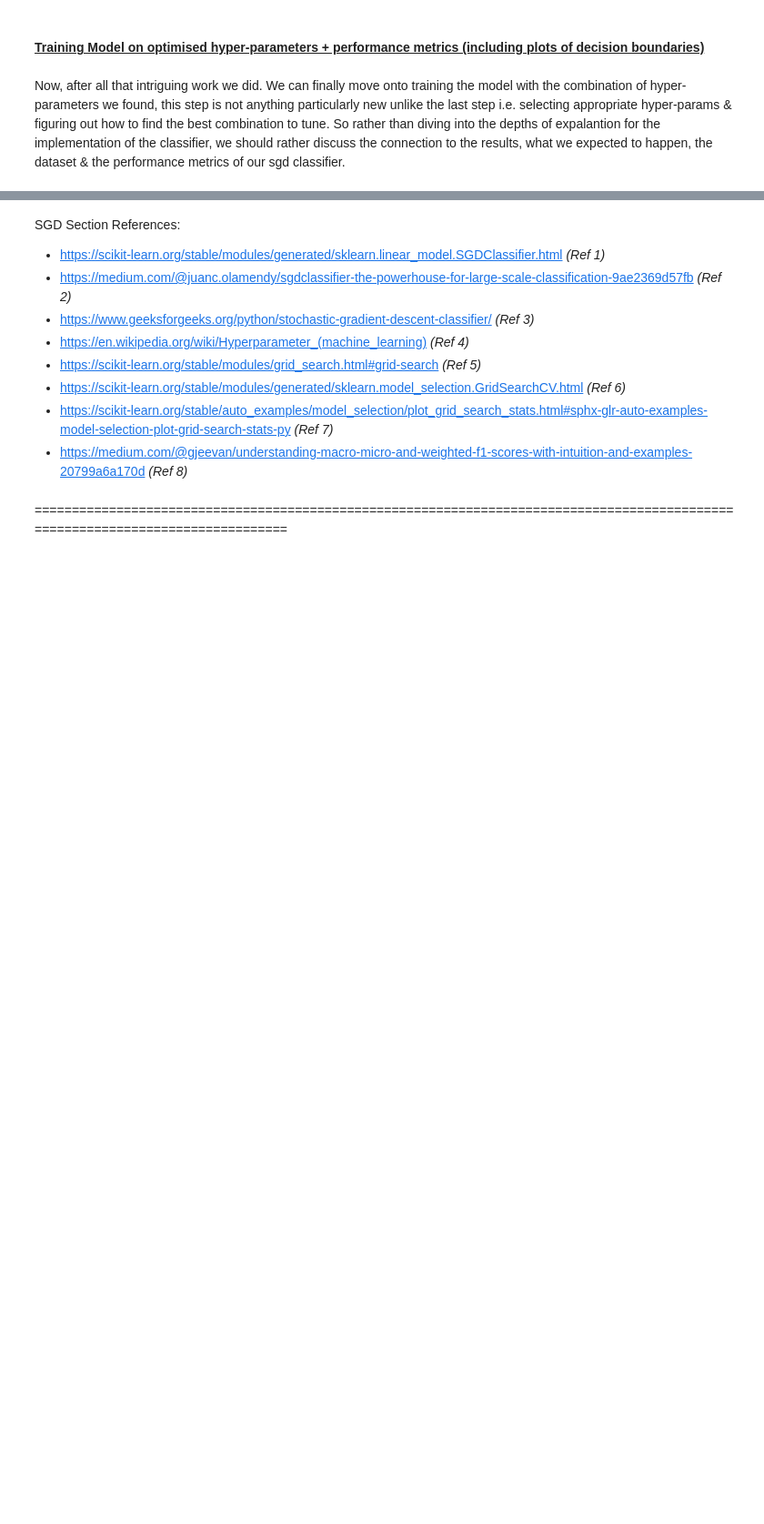
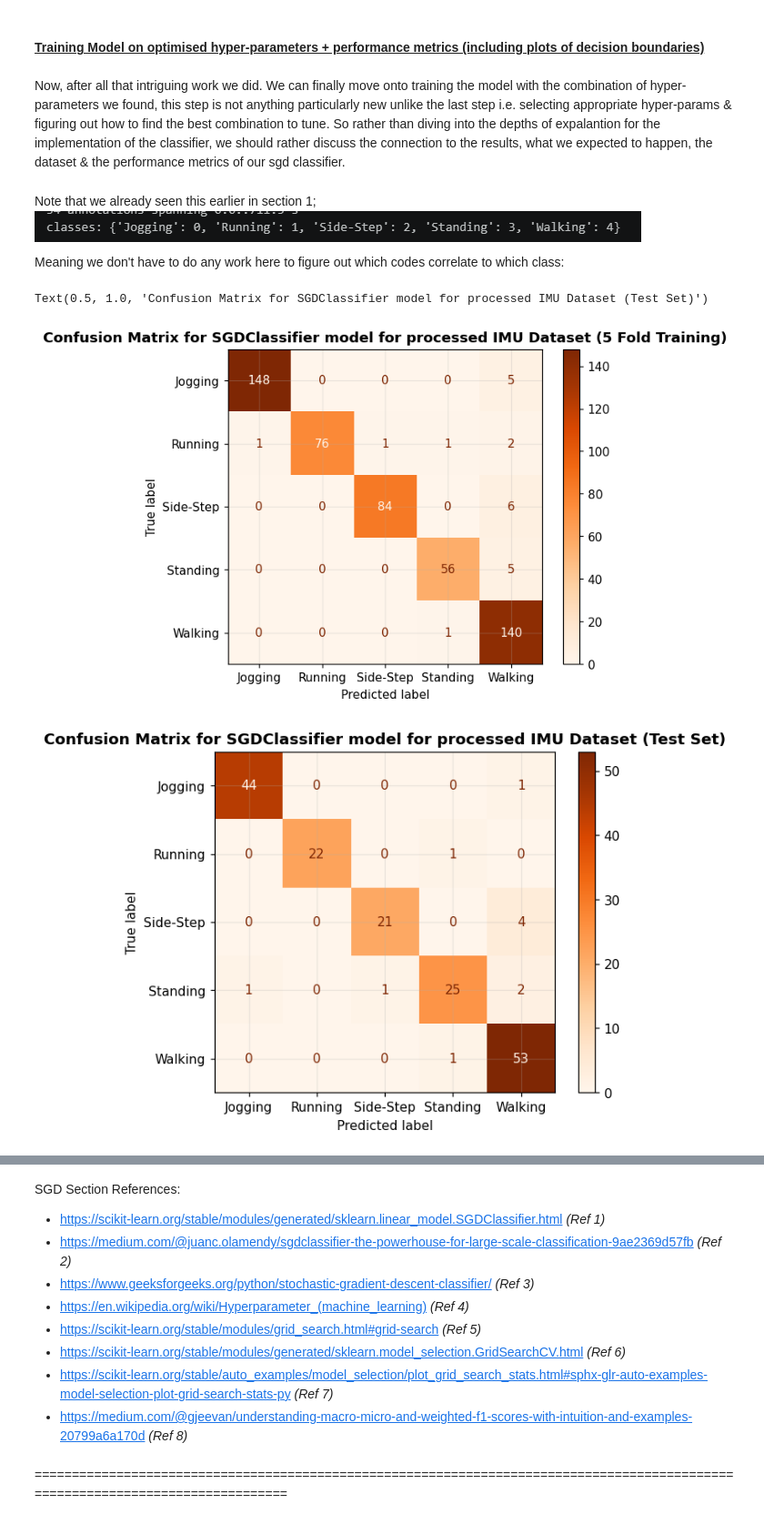
Before and after one commit to AKuinkel/cosc102-at3, a Jupyter notebook: COSC102_A3_Portfolio_for_ash.ipynb, the cells around one changed output, grey strips where cells are left out. Shown at 91% size. Drawn from its saved outputs; the diff is of its cells as text; code cells hidden in the pictures; blank space fills up the shorter version.

Commit message:
start random classifier hyper-param tuning

```diff
--- a/COSC102_A3_Portfolio_for_ash.ipynb
+++ b/COSC102_A3_Portfolio_for_ash.ipynb
@@ -2275,9 +2275,41 @@ Meaning the **second combination improves** the consistency/stability of the mod
 # %% [markdown]
 Now, after all that intriguing work we did. We can finally move onto training the model with the combination of hyper-parameters we found, this step is not anything particularly new unlike the last step i.e. selecting appropriate hyper-params & figuring out how to find the best combination to tune. So rather than diving into the depths of expalantion for the implementation of the classifier, we should rather discuss the connection to the results, what we expected to happen, the dataset & the performance metrics of our sgd classifier.
 # %%
+from sklearn.model_selection import cross_val_predict
 
 sgd_classifier = Pipeline([("scaler",StandardScaler()),("sgd",SGDClassifier(random_state=0,alpha=0.001,eta0=0.1,learning_rate='constant',
                                                                             penalty='l1',early_stopping=False))])
 sgd_classifier.fit(X_train,y_train)
 
-y_pred = sgd_classifier.predict(X_test,y_test)
+# run predictions for 5 fold cv:
+y_pred = cross_val_predict(sgd_classifier,X_train,y_train,cv=5)
+
+# predictions for test set:
+y_test_pred = sgd_classifier.predict(X_test)
+# %% [markdown]
+Note that we already seen this earlier in section 1;
+![image.png](attachment:image.png)
+
+Meaning we don't have to do any work here to figure out which codes correlate to which class:
+# %%
+from sklearn.metrics import confusion_matrix,ConfusionMatrixDisplay
+from matplotlib import pyplot as plt
+
+conf_matrix_train = confusion_matrix(y_train,y_pred)
+conf_matrix_test = confusion_matrix(y_test,y_test_pred)
+
+fig,ax = plt.subplots()
+ConfusionMatrixDisplay.from_estimator(sgd_classifier,X_train,y_train,
+                                      display_labels=['Jogging','Running','Side-Step','Standing','Walking'],
+                                      cmap=plt.cm.Oranges,ax=ax)
+ax.set_title("Confusion Matrix for SGDClassifier model for processed IMU Dataset (5 Fold Training)",fontweight="bold")
+
+fig,ax = plt.subplots()
+ConfusionMatrixDisplay.from_estimator(sgd_classifier,X_test,y_test,
+                                      display_labels=['Jogging','Running','Side-Step','Standing','Walking'],
+                                      cmap=plt.cm.Oranges,ax=ax)
+ax.set_title("Confusion Matrix for SGDClassifier model for processed IMU Dataset (Test Set)",fontweight="bold")
+# %% [output]
+Text(0.5, 1.0, 'Confusion Matrix for SGDClassifier model for processed IMU Dataset (Test Set)')
+[figure, added]
+[figure, added]
```
Also changed, not shown: parts of 10 cells of this notebook.
